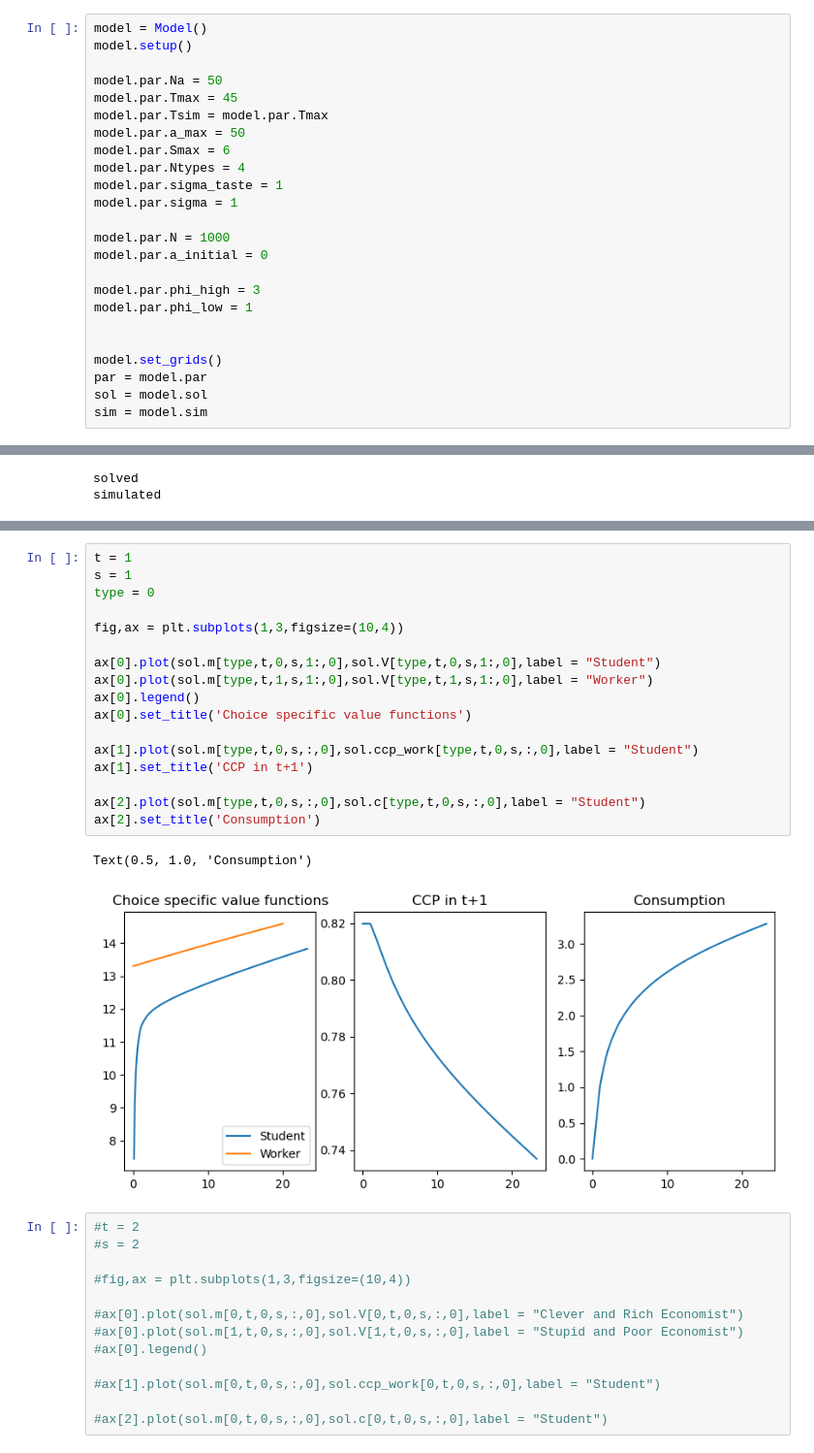
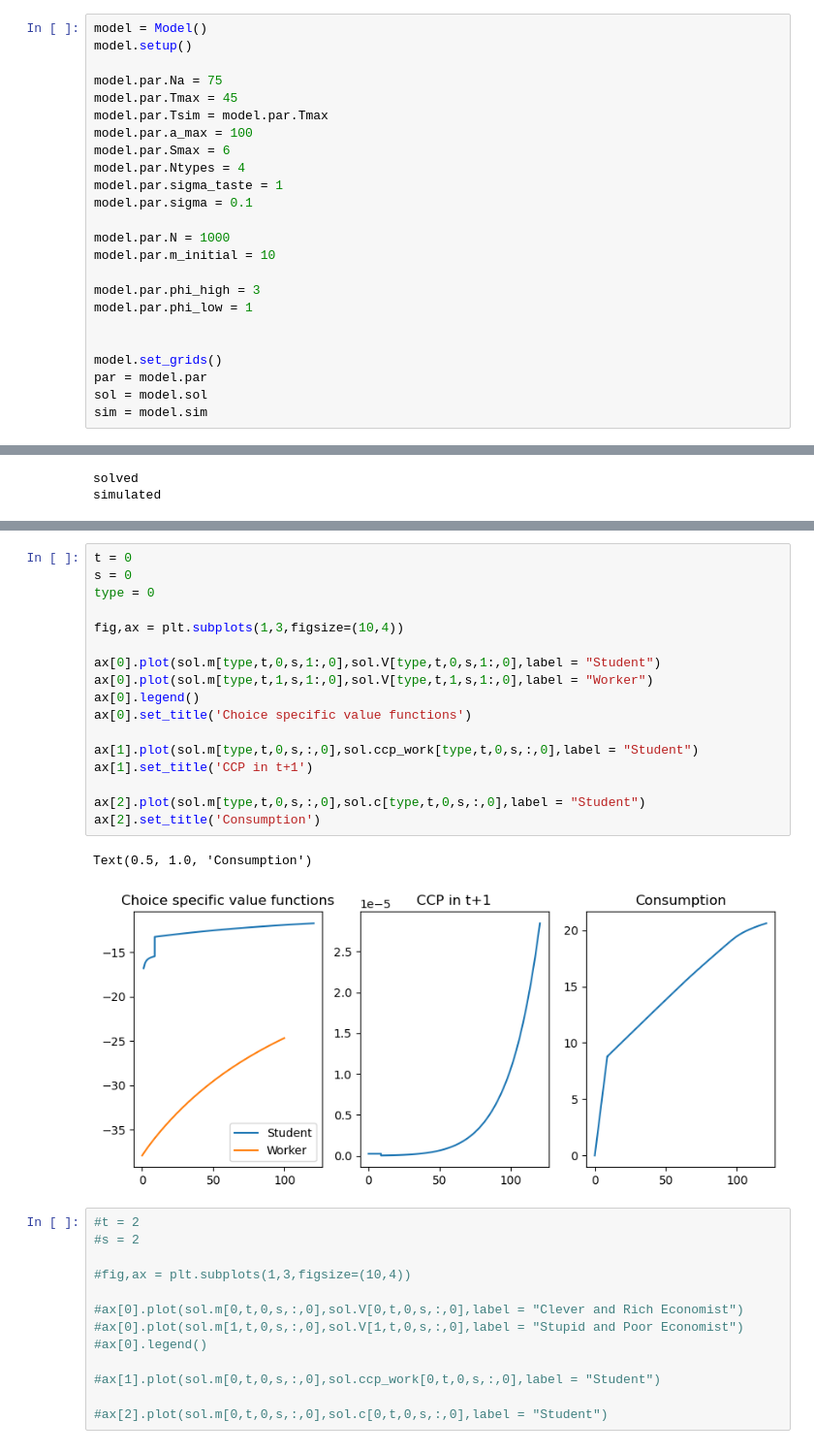
Before and after one commit to ansofol/DP_term_paper, a Jupyter notebook: main_model/test_run.ipynb, the cells around one changed output, grey strips where cells are left out. Shown: that part at 97% size. Saved outputs shown, nothing was run; the diff lists cells and outputs as text.

```diff
--- a/main_model/test_run.ipynb
+++ b/main_model/test_run.ipynb
@@ -24,17 +19,17 @@ The line_profiler extension is already loaded. To reload it, use:
 model = Model()
 model.setup()
 
-model.par.Na = 50
+model.par.Na = 75
 model.par.Tmax = 45
 model.par.Tsim = model.par.Tmax
-model.par.a_max = 50
+model.par.a_max = 100
 model.par.Smax = 6
 model.par.Ntypes = 4
 model.par.sigma_taste = 1
-model.par.sigma = 1
+model.par.sigma = 0.1
 
 model.par.N = 1000
-model.par.a_initial = 0
+model.par.m_initial = 10
 
 model.par.phi_high = 3
 model.par.phi_low = 1
@@ -59,23 +50,23 @@ array([0.172, 0.093, 0.172, 0.066])
 # %%
-t = 1
-s = 1
+t = 0
+s = 0
 type = 0
 
 fig,ax = plt.subplots(1,3,figsize=(10,4))
 
 ax[0].plot(sol.m[type,t,0,s,1:,0],sol.V[type,t,0,s,1:,0],label = "Student")
 ax[0].plot(sol.m[type,t,1,s,1:,0],sol.V[type,t,1,s,1:,0],label = "Worker")
 ax[0].legend()
 ax[0].set_title('Choice specific value functions')
 
 ax[1].plot(sol.m[type,t,0,s,:,0],sol.ccp_work[type,t,0,s,:,0],label = "Student")
 ax[1].set_title('CCP in t+1')
 
 ax[2].plot(sol.m[type,t,0,s,:,0],sol.c[type,t,0,s,:,0],label = "Student")
 ax[2].set_title('Consumption')
 # %% [output]
 Text(0.5, 1.0, 'Consumption')
-[figure, old version]
+[figure, new version]
 # %%
 #t = 2
 #s = 2
```
Also changed, not shown: parts of 6 cells of this notebook, 4 other files.
